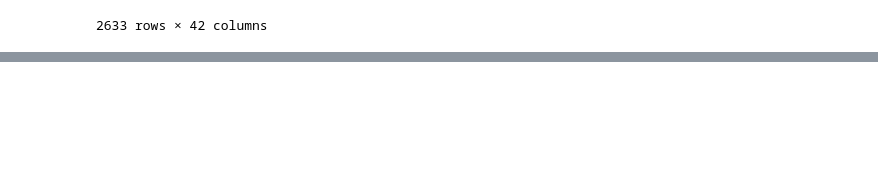
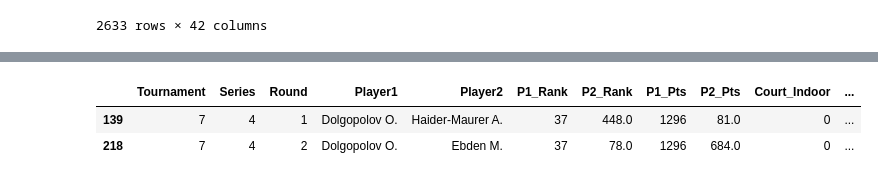
Before and after one commit to Scod3lla/tennisMatchPrediction, a Jupyter notebook: Testing 2.ipynb, the cells around one changed output, grey strips where cells are left out. Saved outputs shown, nothing was run; the diff lists cells and outputs as text; code cells hidden in the pictures; blank space fills up the shorter version.

```diff
--- a/Testing 2.ipynb
+++ b/Testing 2.ipynb
@@ -447,0 +452,3 @@ for index, row in df_new.iterrows():
+# %%
+dataset = loadDataset("2018")
+dataset = generalFormatting(dataset)
@@ -447,0 +466,5 @@ for index, row in df_new.iterrows():
+# %%
+dataset.drop(["Date", 'P1_S1', 'P2_S1', 'P1_S2',
+       'P2_S2', 'P1_S3', 'P2_S3', 'P1_S4', 'P2_S4', 'P1_S5', 'P2_S5',
+       'P1_sets', 'P2_sets', 'P1_B365', 'P2_B365', 'P1_EX', 'P2_EX', 'P1_LB',
+       'P2_LB', 'P1_PS', 'P2_PS', 'P1_Max', 'P2_Max', 'P1_Avg', 'P2_Avg'], axis = 1, inplace = True)
@@ -447,0 +488,6 @@ for index, row in df_new.iterrows():
+# %%
+openAust[openAust["Player1"] == "Dolgopolov O."]
+# %% [output]
+|  | Tournament | Series | Round | Player1 | Player2 | P1_Rank | P2_Rank | P1_Pts | P2_Pts | Court_Indoor | ... |
+| 139 | 7 | 4 | 1 | Dolgopolov O. | Haider-Maurer A. | 37 | 448.0 | 1296 | 81.0 | 0 | ... |
+| 218 | 7 | 4 | 2 | Dolgopolov O. | Ebden M. | 37 | 78.0 | 1296 | 684.0 | 0 | ... |
```
Also changed, not shown: parts of 33 cells of this notebook, 1 other file.
